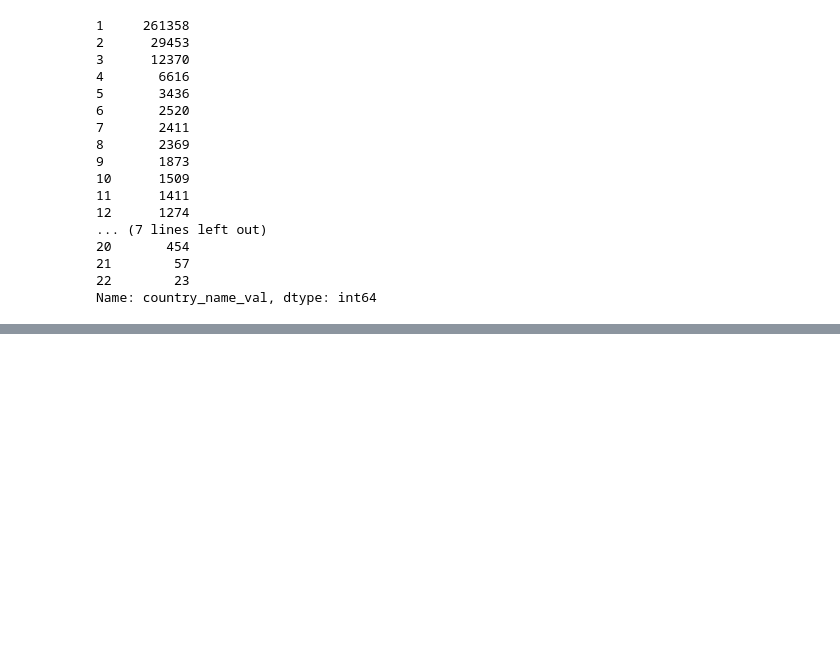
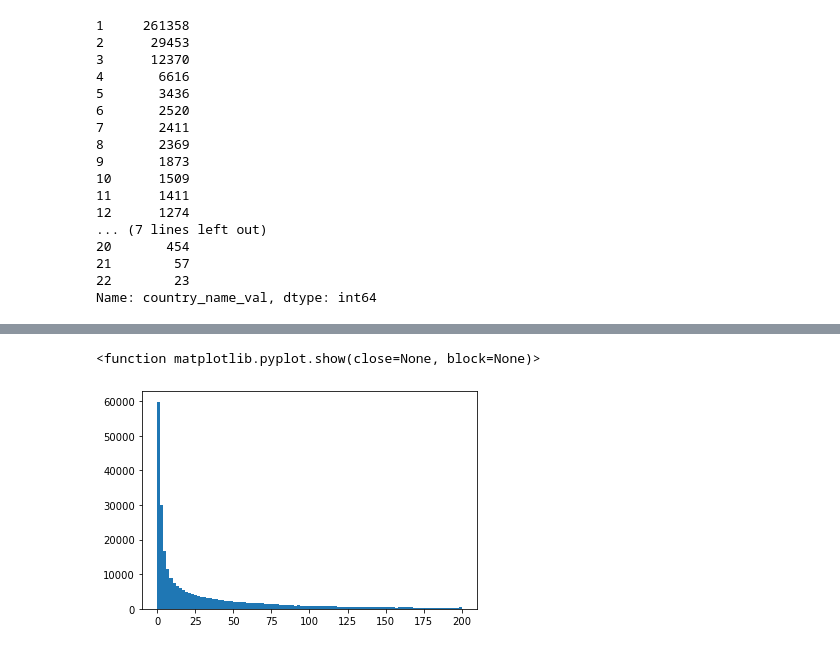
Before and after one commit to ljackson707/kick_starter_project, a Jupyter notebook: kickstarter_project.ipynb, the cells around one changed output, grey strips where cells are left out. Drawn from its saved outputs; the diff is of its cells as text; code cells hidden in the pictures; blank space fills up the shorter version.

```diff
--- a/kickstarter_project.ipynb
+++ b/kickstarter_project.ipynb
@@ -691,0 +750,4 @@ df = get_dummies(df)
+# %%
+df.deadline = pd.to_datetime(df.deadline)
+# %%
+df1 = pd.DataFrame([int(i.days) for i in (df.deadline - df.launched)])
@@ -691,0 +763,2 @@ df = get_dummies(df)
+# %%
+df1.columns=['number_of_days']
@@ -692 +790,3 @@ df = get_dummies(df)
+# %%
+df = df.join(df1, how="inner")
 # %%
@@ -693,0 +853,6 @@ df.head()
+# %%
+plt.hist(df.backers, 100, range=[0, 200], align='mid')
+plt.show
+# %% [output]
+<function matplotlib.pyplot.show(close=None, block=None)>
+[figure, added]
```
Also changed, not shown: parts of 30 cells of this notebook.
